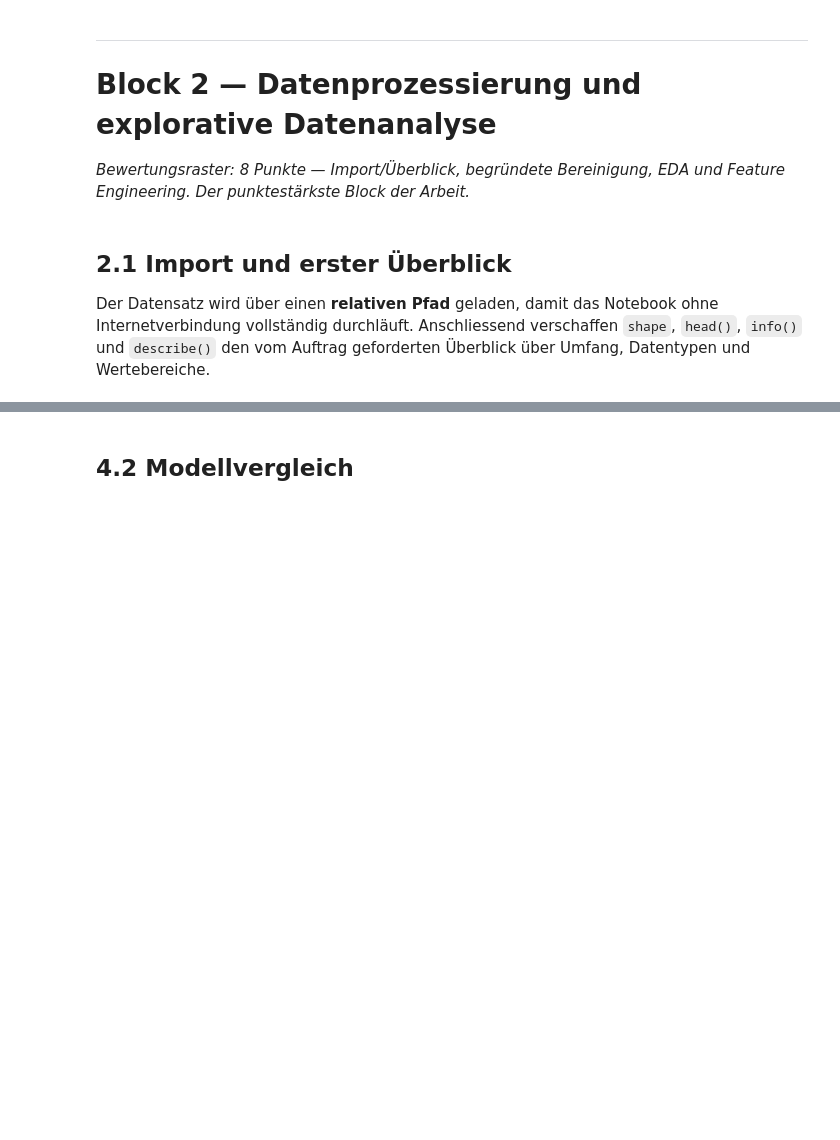
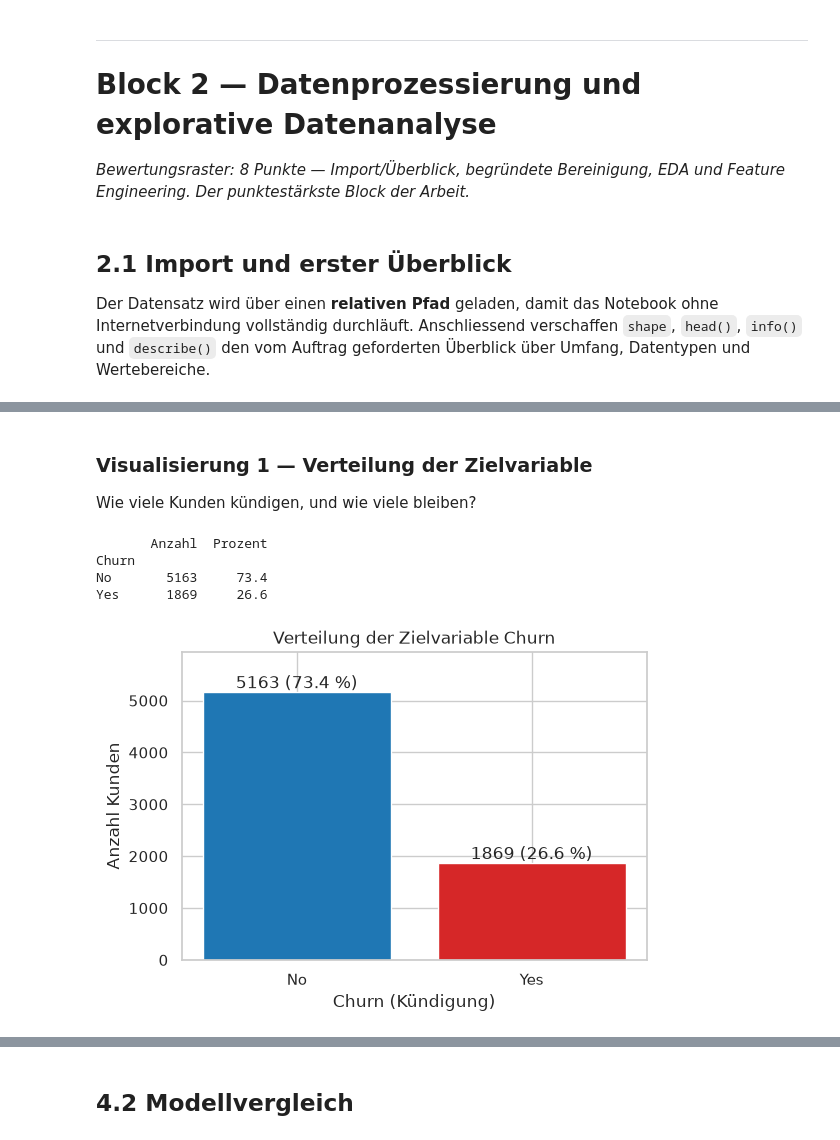
Before and after one commit to bernetlennard/data-science, a Jupyter notebook: transferarbeit/DSC_TA_Bernet_Lennard.ipynb, the cells around one changed output, grey strips where cells are left out. Cells and saved outputs as stored; diff of their text form; code cells hidden in the pictures; blank space fills up the shorter version.

```diff
--- a/transferarbeit/DSC_TA_Bernet_Lennard.ipynb
+++ b/transferarbeit/DSC_TA_Bernet_Lennard.ipynb
@@ -375,0 +365,16 @@ einzigen Kündiger zu finden. Berichtet werden deshalb:
+# %%
+# --- Bereinigung (auf einer Kopie, df bleibt im Rohzustand) ---
+df_clean = df.copy()
+
+# 1. TotalCharges in Zahlen umwandeln und die 11 Neukunden ohne Rechnung löschen
+df_clean["TotalCharges"] = pd.to_numeric(df_clean["TotalCharges"], errors="coerce")
+df_clean = df_clean.dropna(subset=["TotalCharges"])
+
+# 2. SeniorCitizen von 0/1 in No/Yes umwandeln, wie die anderen Ja/Nein-Spalten
+df_clean["SeniorCitizen"] = df_clean["SeniorCitizen"].map({0: "No", 1: "Yes"})
+
+# 3. customerID, gender und TotalCharges entfernen (Entscheid aus 2.1)
+df_clean = df_clean.drop(columns=["customerID", "gender", "TotalCharges"])
+
+print("Vorher:", df.shape, " Nachher:", df_clean.shape)
+df_clean.info()
@@ -375,0 +391,25 @@ einzigen Kündiger zu finden. Berichtet werden deshalb:
+# %% [markdown]
+### Visualisierung 1 — Verteilung der Zielvariable
+
+Wie viele Kunden kündigen, und wie viele bleiben?
+# %%
+# Visualisierung 1: Verteilung der Zielvariable
+anzahl = df_clean["Churn"].value_counts()
+prozent = df_clean["Churn"].value_counts(normalize=True) * 100
+print(pd.DataFrame({"Anzahl": anzahl, "Prozent": prozent.round(1)}))
+
+fig, ax = plt.subplots(figsize=(6, 4))
+ax.bar(anzahl.index, anzahl.values, color=["tab:blue", "tab:red"])
+for i, (n, p) in enumerate(zip(anzahl, prozent)):
+    ax.text(i, n, f"{n} ({p:.1f} %)", ha="center", va="bottom")
+ax.set_ylim(0, anzahl.max() * 1.15)
+ax.set_title("Verteilung der Zielvariable Churn")
+ax.set_xlabel("Churn (Kündigung)")
+ax.set_ylabel("Anzahl Kunden")
+plt.show()
+# %% [output]
+       Anzahl  Prozent
+Churn
+No       5163     73.4
+Yes      1869     26.6
+[figure, added]
```
Also changed, not shown: parts of 126 cells of this notebook, 2 other files.
